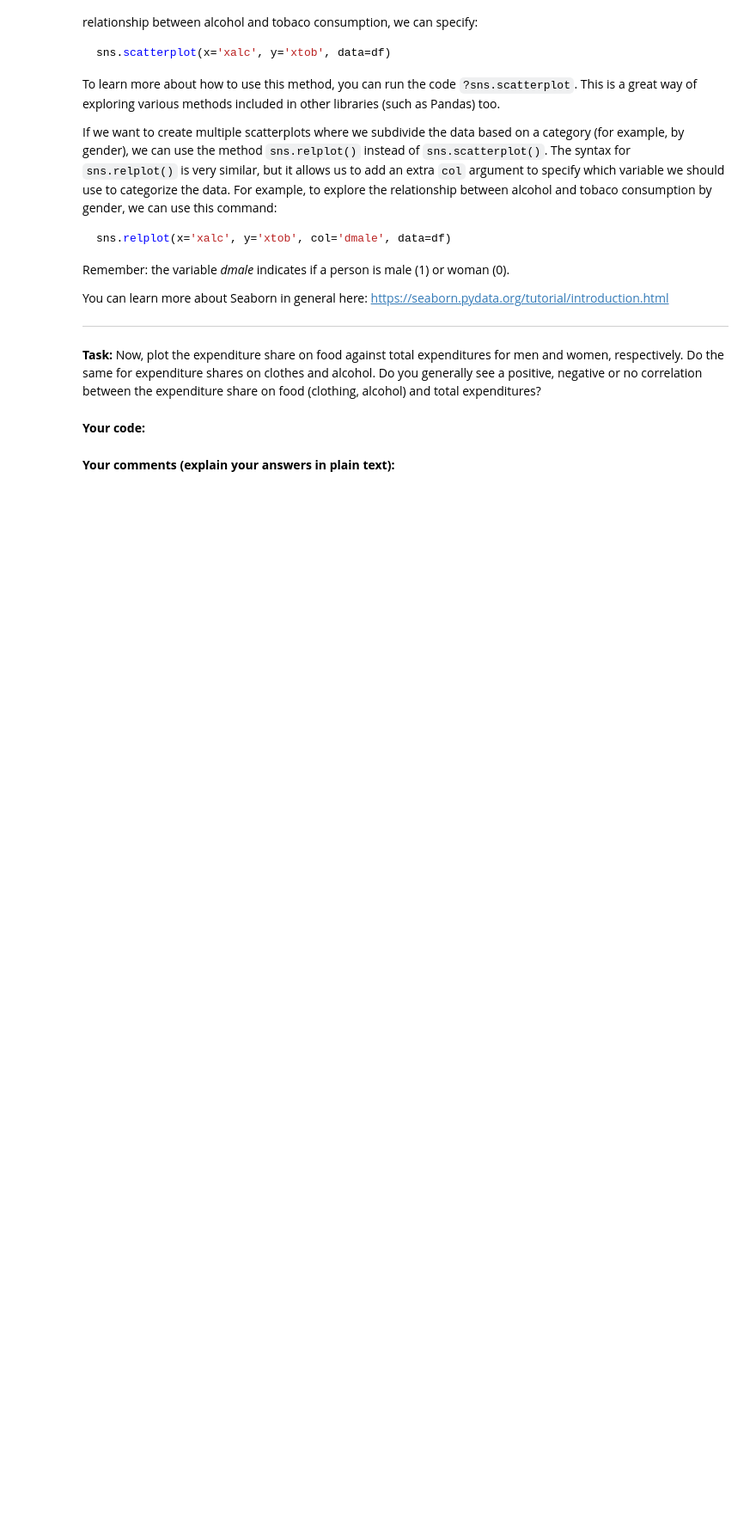
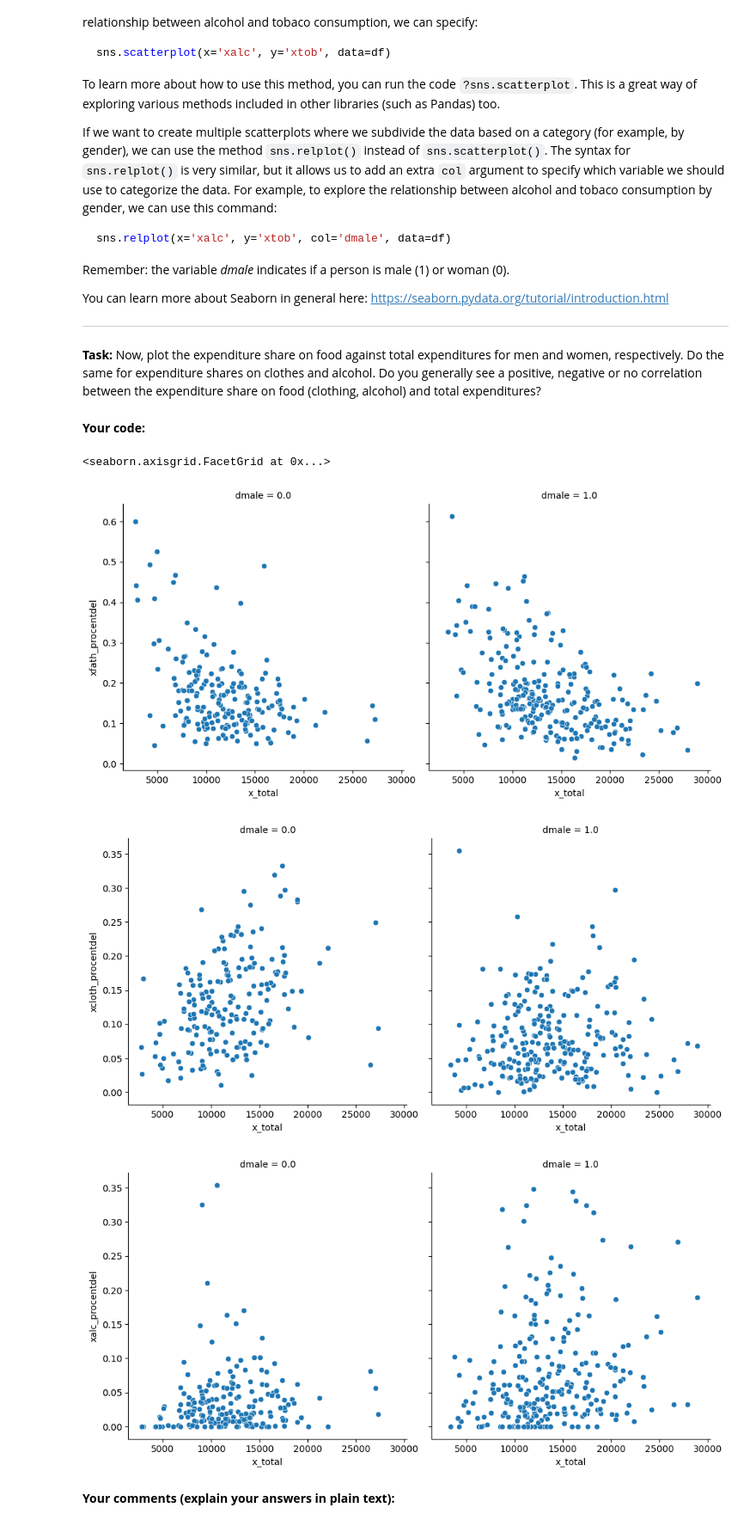
Before and after one commit to AnneMunk-Larsen05/EconometricsA, a Jupyter notebook: 2_class/PS1_Descriptive_Analysis/ex_ante.ipynb, the cells around one changed output. Shown at 86% size. Drawn from its saved outputs; the diff is of its cells as text; code cells hidden in the pictures; blank space fills up the shorter version.

```diff
--- a/2_class/PS1_Descriptive_Analysis/ex_ante.ipynb
+++ b/2_class/PS1_Descriptive_Analysis/ex_ante.ipynb
@@ -263,3 +263,9 @@ df['x_total'] = df[vars].sum(axis=1)
 **Task:** Create three new variables in the DataFrame where you compute the expenditure share for the food, clothes and alcohol categories. In other words: Calculate how large a percentage of the total expenditures each of these categories constitute.
 # %% [markdown]
 **Your code:**
+# %%
+df['xfath_procentdel'] = df.xfath/df.x_total
+df['xcloth_procentdel'] = (df.xwcloth+df.xmcloth)/df.x_total
+df['xalc_procentdel'] = df.xalc/df.x_total
+
+print(df.xfath_procentdel, df.xcloth_procentdel, df.xalc_procentdel)
@@ -298,5 +322,21 @@ Do you generally see a positive, negative or no correlation between the expendit
 share on food (clothing, alcohol) and total expenditures?
 # %% [markdown]
 **Your code:**
+# %%
+import seaborn as sns
+
+# Food share vs total expenditure
+sns.relplot(x='x_total', y='xfath_procentdel', col='dmale', data=df)
+
+# Clothes share vs total expenditure
+sns.relplot(x='x_total', y='xcloth_procentdel', col='dmale', data=df)
+
+# Alcohol share vs total expenditure
+sns.relplot(x='x_total', y='xalc_procentdel', col='dmale', data=df)
+# %% [output]
+<seaborn.axisgrid.FacetGrid at 0x...>
+[figure, added]
+[figure, added]
+[figure, added]
 # %% [markdown]
 **Your comments (explain your answers in plain text):**
```
Also changed, not shown: parts of 4 cells of this notebook.
